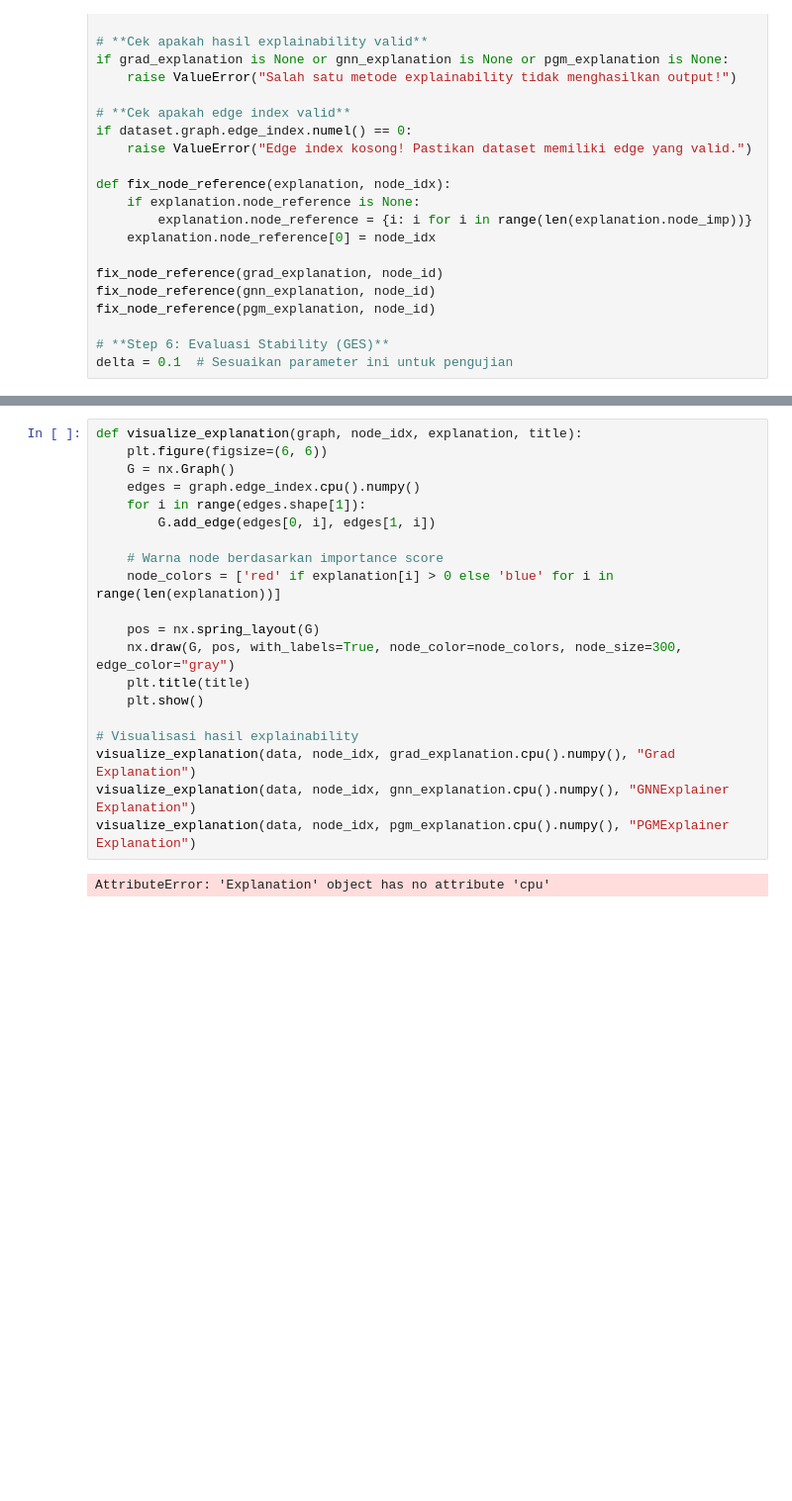
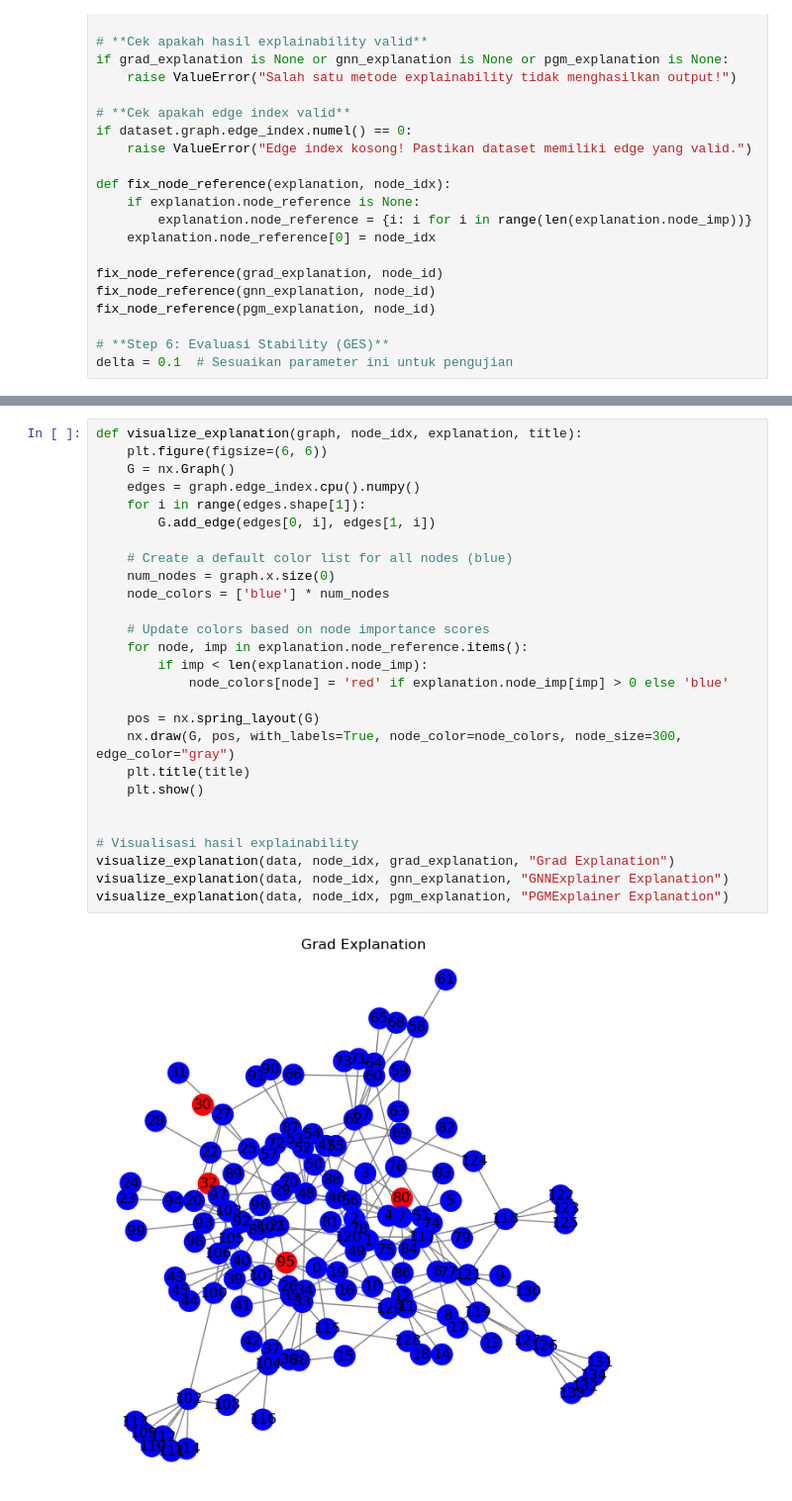
Before and after one commit to lingga24/graphXAI, a Jupyter notebook: explainer.ipynb, the cells around one changed output, grey strips where cells are left out. Shown at 99% size. Saved outputs shown, nothing was run; the diff lists cells and outputs as text; blank space fills up the shorter version.

```diff
--- a/explainer.ipynb
+++ b/explainer.ipynb
@@ -180,22 +187,29 @@ PGMExplainer: 1.0000
 # %%
 def visualize_explanation(graph, node_idx, explanation, title):
     plt.figure(figsize=(6, 6))
     G = nx.Graph()
     edges = graph.edge_index.cpu().numpy()
     for i in range(edges.shape[1]):
         G.add_edge(edges[0, i], edges[1, i])
 
-    # Warna node berdasarkan importance score
-    node_colors = ['red' if explanation[i] > 0 else 'blue' for i in range(len(explanation))]
+    # Create a default color list for all nodes (blue)
+    num_nodes = graph.x.size(0)
+    node_colors = ['blue'] * num_nodes
+
+    # Update colors based on node importance scores
+    for node, imp in explanation.node_reference.items():
+        if imp < len(explanation.node_imp):
+            node_colors[node] = 'red' if explanation.node_imp[imp] > 0 else 'blue'
 
     pos = nx.spring_layout(G)
     nx.draw(G, pos, with_labels=True, node_color=node_colors, node_size=300, edge_color="gray")
     plt.title(title)
     plt.show()
 
+
 # Visualisasi hasil explainability
-visualize_explanation(data, node_idx, grad_explanation.cpu().numpy(), "Grad Explanation")
-visualize_explanation(data, node_idx, gnn_explanation.cpu().numpy(), "GNNExplainer Explanation")
-visualize_explanation(data, node_idx, pgm_explanation.cpu().numpy(), "PGMExplainer Explanation")
+visualize_explanation(data, node_idx, grad_explanation, "Grad Explanation")
+visualize_explanation(data, node_idx, gnn_explanation, "GNNExplainer Explanation")
+visualize_explanation(data, node_idx, pgm_explanation, "PGMExplainer Explanation")
 # %% [output]
-AttributeError: 'Explanation' object has no attribute 'cpu'
+[figure, added]
```
Also changed, not shown: parts of 5 cells of this notebook.
